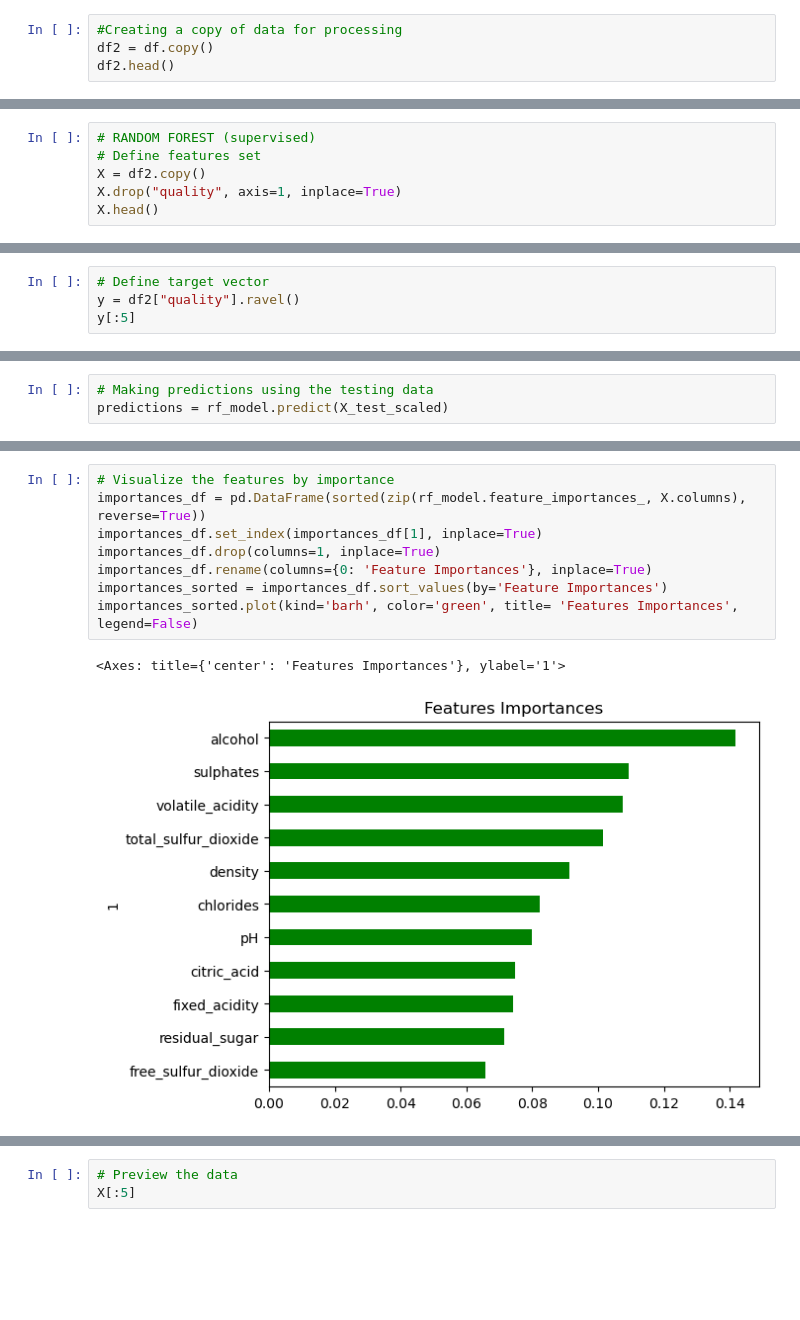
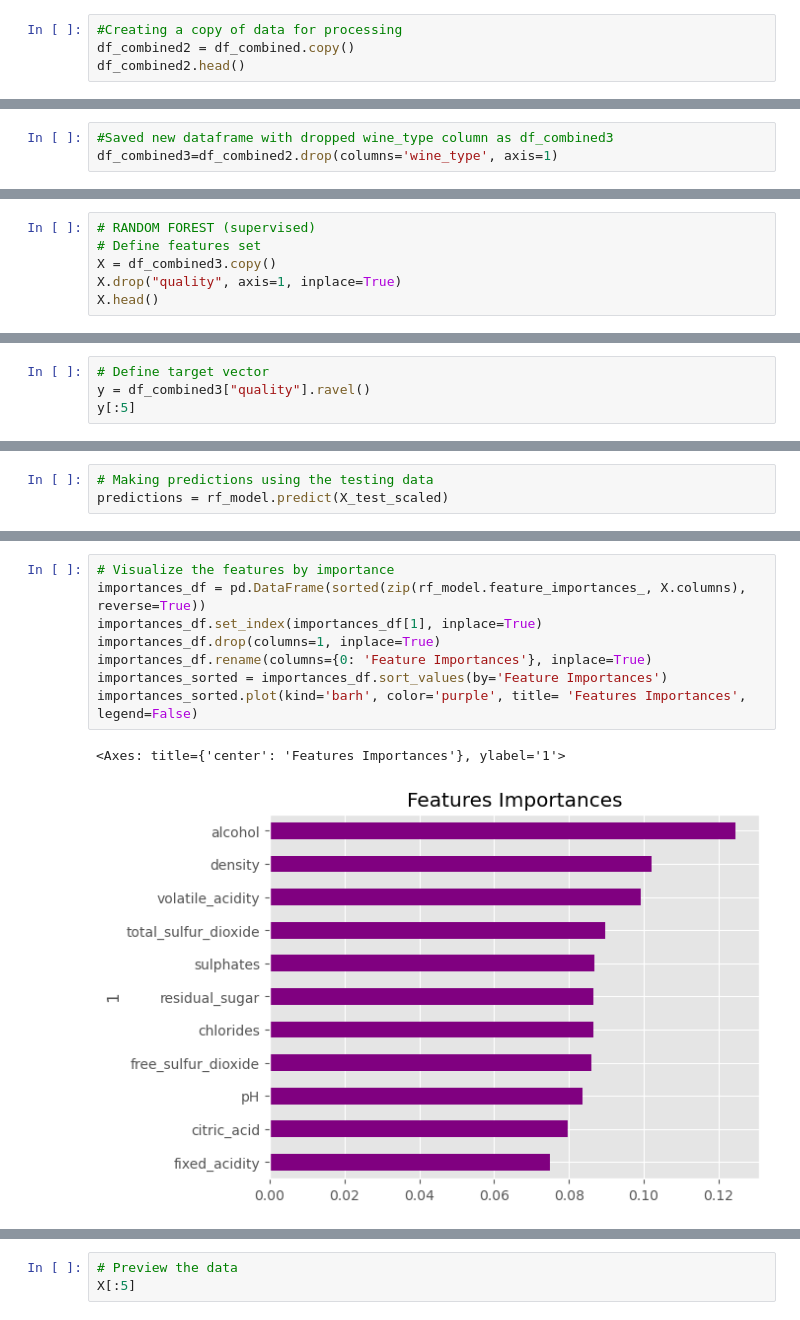
Before and after one commit to Berli85/Project4_Team2, a Jupyter notebook: combined_dataset/regression_analysis-combined.ipynb, the cells around one changed output, grey strips where cells are left out. Drawn from its saved outputs; the diff is of its cells as text; blank space fills up the shorter version.

Commit message:
Updated combined dataset regression analysis

```diff
--- a/combined_dataset/regression_analysis-combined.ipynb
+++ b/combined_dataset/regression_analysis-combined.ipynb
@@ -163,7 +175,7 @@ df.describe()
 # %%
 #Creating a copy of data for processing
-df2 = df.copy()
-df2.head()
+df_combined2 = df_combined.copy()
+df_combined2.head()
 # %% [output]
 |  | fixed_acidity | volatile_acidity | citric_acid | residual_sugar | chlorides | free_sulfur_dioxide | ... |
 | 0 | 7.4 | 0.70 | 0.00 | 1.9 | 0.076 | 11.0 | ... |
@@ -308,3 +342,6 @@ df.groupby("quality").residual_sugar.describe()
+# %%
+#Saved new dataframe with dropped wine_type column as df_combined3
+df_combined3=df_combined2.drop(columns='wine_type', axis=1)
 # %%
 #What is the correlation between the features
 #Degree of correlation:
@@ -475,7 +478,7 @@ plt.show()
 # %%
 # RANDOM FOREST (supervised)
 # Define features set
-X = df2.copy()
+X = df_combined3.copy()
 X.drop("quality", axis=1, inplace=True)
 X.head()
 # %% [output]
@@ -487,7 +490,7 @@ X.head()
 | 4 | 7.4 | 0.70 | 0.00 | 1.9 | 0.076 | 11.0 | ... |
 # %%
 # Define target vector
-y = df2["quality"].ravel()
+y = df_combined3["quality"].ravel()
 y[:5]
 # %% [output]
 array([5, 5, 5, 6, 5])
@@ -575,14 +580,14 @@ sorted(zip(rf_model.feature_importances_, X.columns), reverse=True)
 # %%
 # Visualize the features by importance
 importances_df = pd.DataFrame(sorted(zip(rf_model.feature_importances_, X.columns), reverse=True))
 importances_df.set_index(importances_df[1], inplace=True)
 importances_df.drop(columns=1, inplace=True)
 importances_df.rename(columns={0: 'Feature Importances'}, inplace=True)
 importances_sorted = importances_df.sort_values(by='Feature Importances')
-importances_sorted.plot(kind='barh', color='green', title= 'Features Importances', legend=False)
+importances_sorted.plot(kind='barh', color='purple', title= 'Features Importances', legend=False)
 # %% [output]
 <Axes: title={'center': 'Features Importances'}, ylabel='1'>
-[figure, old version]
+[figure, new version]
 # %%
 #KNN Analysis
 
```
Also changed, not shown: parts of 85 cells of this notebook.
